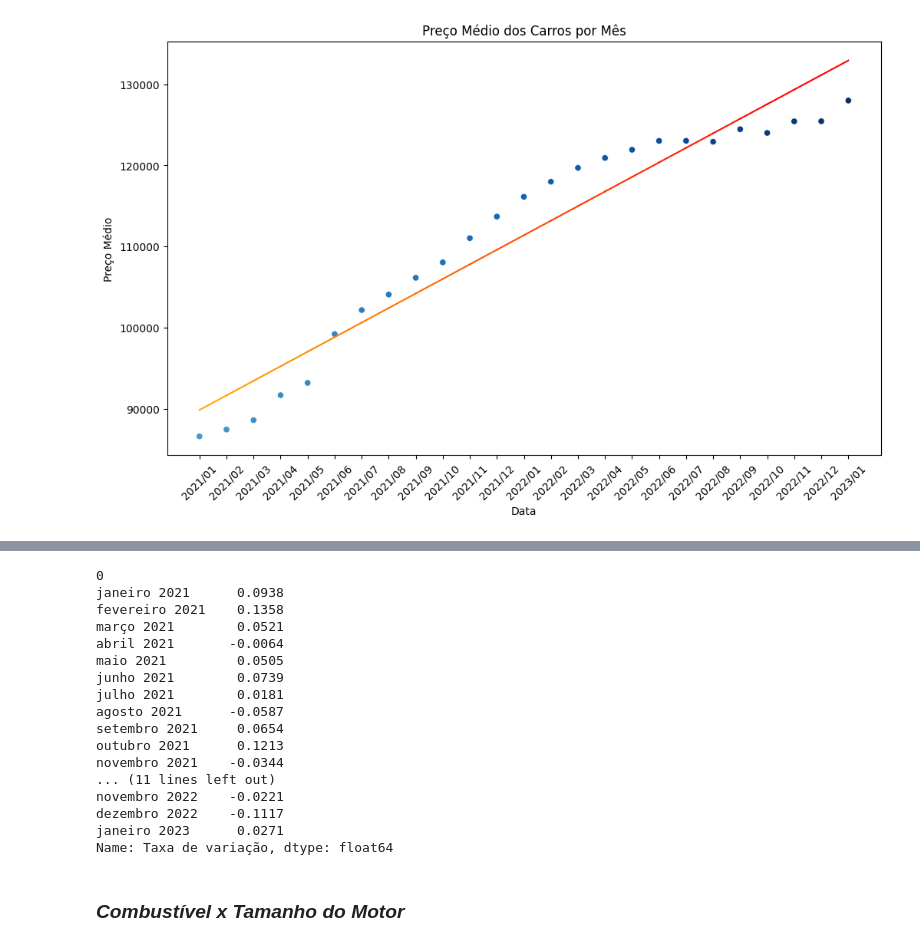
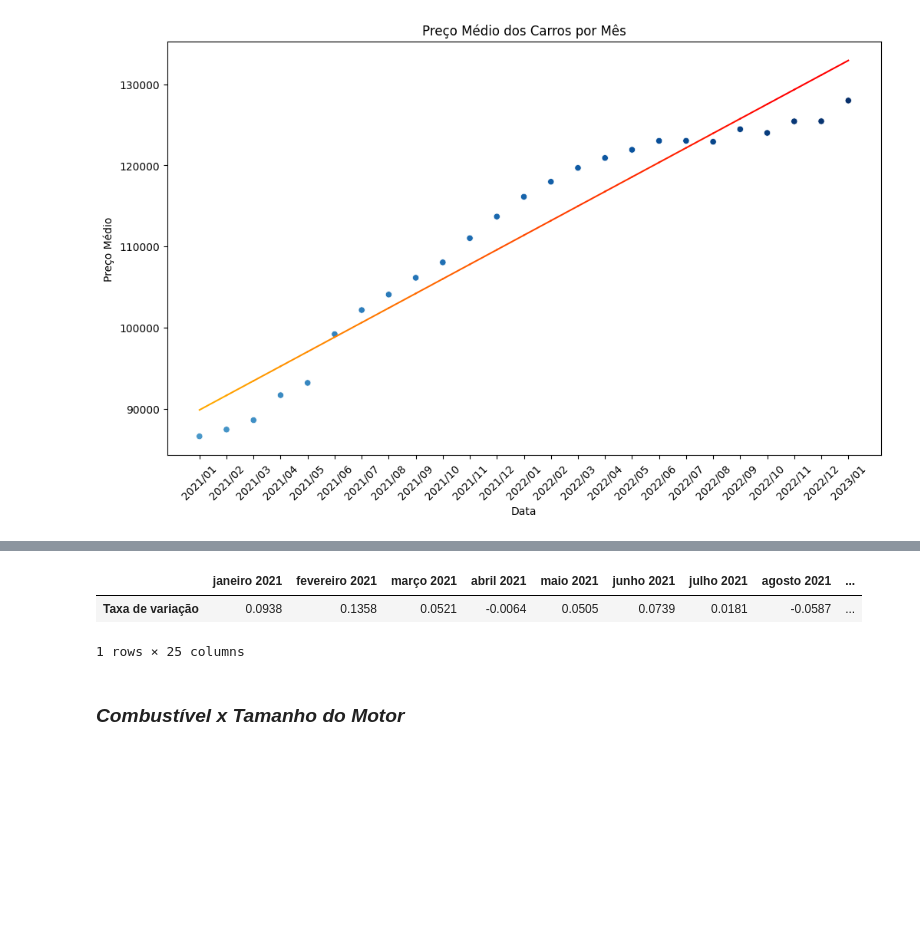
Before and after one commit to GvFreitas1/ListasdeExercicios-CursodePython2022, a Jupyter notebook: Projeto Final - Grupo 4/Análise de Dados - Preco dos Carros BR.ipynb, the cells around one changed output, grey strips where cells are left out. Cells and saved outputs as stored; diff of their text form; code cells hidden in the pictures; blank space fills up the shorter version.

```diff
--- a/Projeto Final - Grupo 4/Análise de Dados - Preco dos Carros BR.ipynb
+++ b/Projeto Final - Grupo 4/Análise de Dados - Preco dos Carros BR.ipynb
@@ -198,26 +198,13 @@ ipca
 # %%
 # Os dados são do site Index Mundi: https://www.indexmundi.com/pt/pre%c3%a7os-de-mercado/?mercadoria=petr%c3%b3leo-bruto-brent&meses=60
 
 petroleo = pd.read_excel("petroleo.xlsx")
-petroleo = petroleo["Taxa de variação"][31:56].astype(float)
-petroleo.index = ipca.columns
+petroleo = petroleo.drop(columns=["Mês", "Preço"])
+petroleo = petroleo.iloc[31:56].T
+petroleo.columns = ipca.columns
 petroleo
 # %% [output]
+|  | janeiro 2021 | fevereiro 2021 | março 2021 | abril 2021 | maio 2021 | junho 2021 | julho 2021 | agosto 2021 | ... |
+| Taxa de variação | 0.0938 | 0.1358 | 0.0521 | -0.0064 | 0.0505 | 0.0739 | 0.0181 | -0.0587 | ... |
-0
-janeiro 2021      0.0938
-fevereiro 2021    0.1358
-março 2021        0.0521
-abril 2021       -0.0064
-maio 2021         0.0505
-junho 2021        0.0739
-julho 2021        0.0181
-agosto 2021      -0.0587
-setembro 2021     0.0654
-outubro 2021      0.1213
-novembro 2021    -0.0344
-... (11 lines left out)
-novembro 2022    -0.0221
-dezembro 2022    -0.1117
-janeiro 2023      0.0271
-Name: Taxa de variação, dtype: float64
+1 rows × 25 columns
 # %%
```
Also changed, not shown: parts of 3 cells of this notebook.
